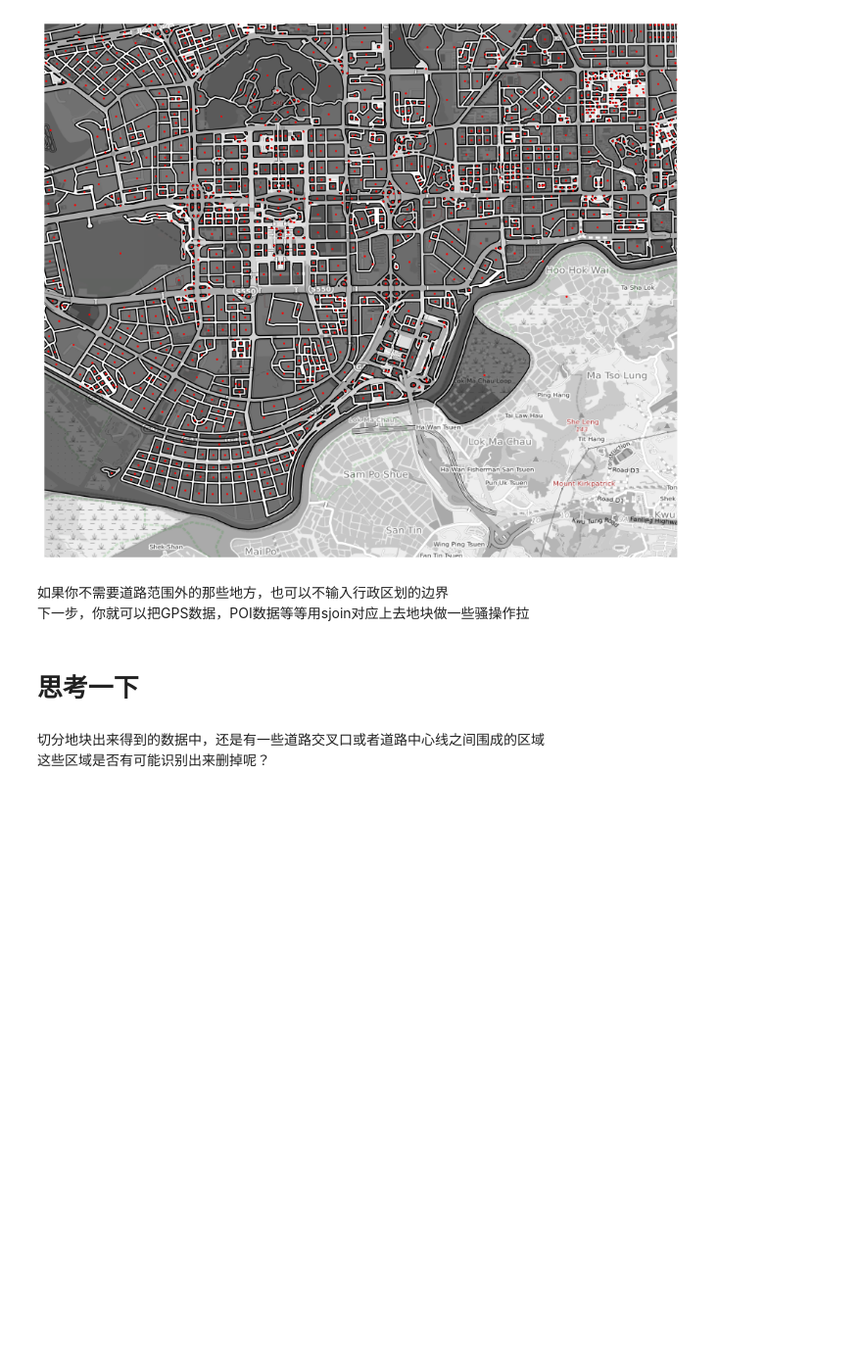
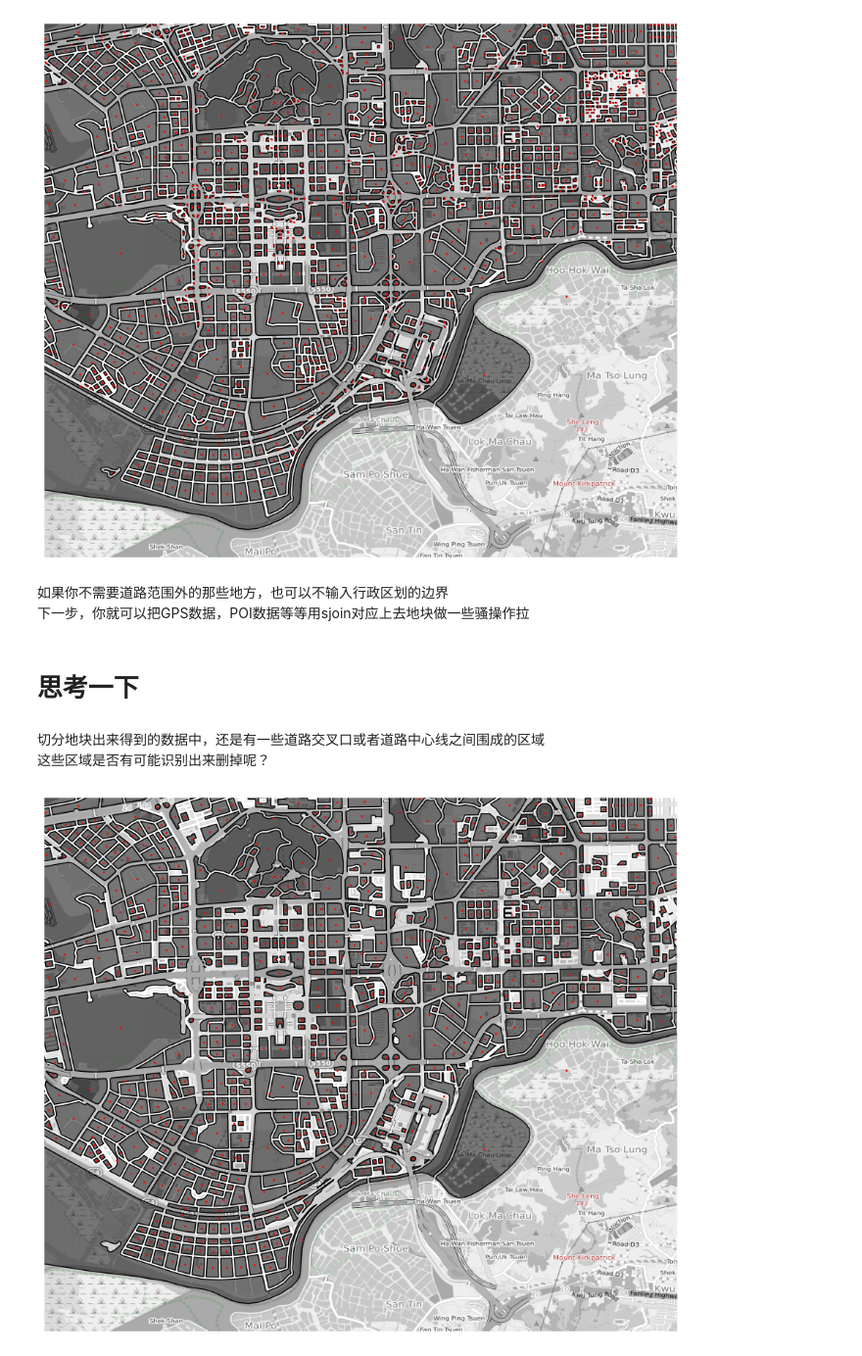
Before and after one commit to ni1o1/pygeo-tutorial, a Jupyter notebook: 用道路切分地块！shapely的线转面处理！.ipynb, the cells around one changed output. Shown at 98% size. Cells and saved outputs as stored; diff of their text form; code cells hidden in the pictures; blank space fills up the shorter version.

```diff
--- a/用道路切分地块！shapely的线转面处理！.ipynb
+++ b/用道路切分地块！shapely的线转面处理！.ipynb
@@ -182,3 +182,50 @@ plt.show()
 # %% [markdown]
 切分地块出来得到的数据中，还是有一些道路交叉口或者道路中心线之间围成的区域
 这些区域是否有可能识别出来删掉呢？
+# %%
+area1 = area.buffer(-0.00015)
+#经纬度的1°大约等于111.111km，也就是说
+#这里设定的0.00015大约是
+#0.00015*1000*111.111 = 16.66665m
+
+#接下来把buffer一下就没了的面删除
+area1 = area1[-area.buffer(-0.0002).is_empty]
+area1 = area1[-area1.buffer(-0.0002).is_empty]
+#生成一个新的gdf
+area1 = geopandas.GeoDataFrame({'geometry':area1})
+
+areacentroid = area1.copy()
+areacentroid['geometry'] = area1.centroid
+# %%
+#放大看看
+lat1sh = 22.499;
+lat2sh = 22.564;
+lon1sh = 114.026;
+lon2sh = 114.103;
+bounds = [lon1sh,lat1sh,lon2sh,lat2sh]
+
+import matplotlib as mpl
+import matplotlib.pyplot as plt
+import plot_map
+import seaborn as sns
+fig     = plt.figure(1,(10,10),dpi = 100)
+ax      = plt.subplot(111)
+plt.sca(ax)
+fig.tight_layout(rect = (0.05,0.1,1,0.9))
+
+#背景
+plot_map.plot_map(plt,bounds,zoom = 14,style = 4)
+
+#绘制地块
+area1.plot(ax = ax,edgecolor = (0,0,0,1),facecolor = (0,0,0,0.5))
+#绘制地块中心点
+areacentroid.plot(ax = ax,markersize = 1,color = 'red')
+
+
+plt.axis('off')
+plt.xlim(bounds[0],bounds[2])
+plt.ylim(bounds[1],bounds[3])
+
+plt.show()
+# %% [output]
+[figure, added]
```
Also changed, not shown: 4 other files.
